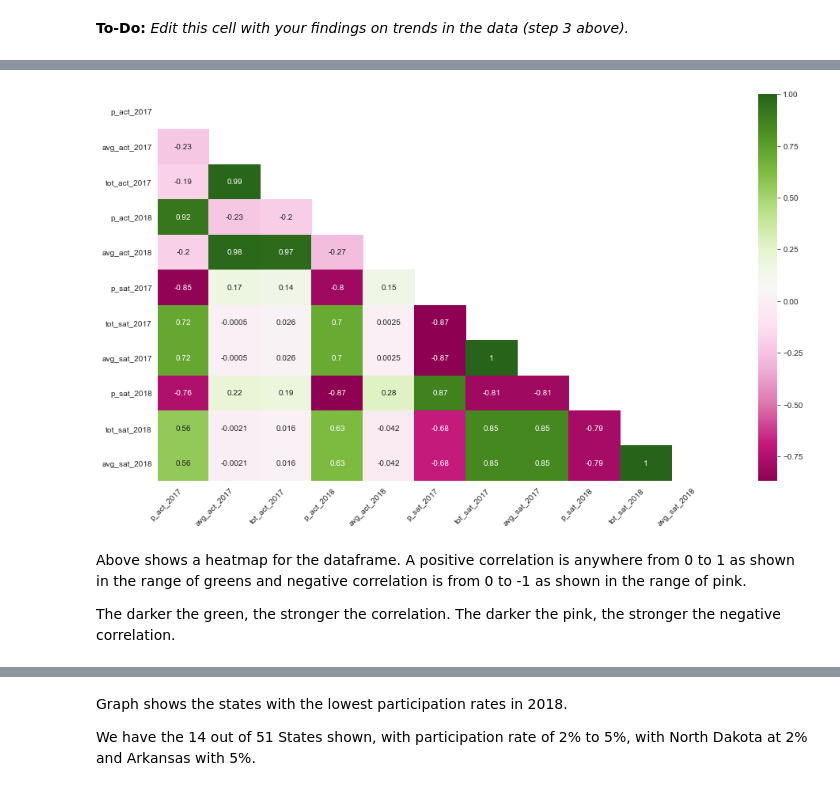
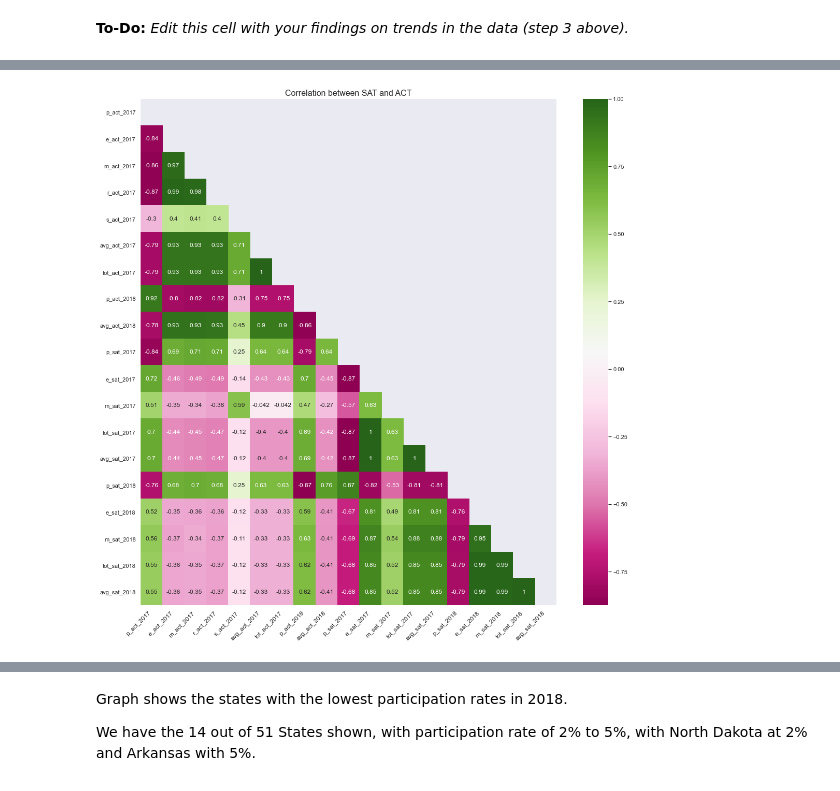
Before and after one commit to Jazreelw/DSI-24-Project, a Jupyter notebook: project_1/code/Jazreel_Woo_Project_1.ipynb, the cells around one changed output, grey strips where cells are left out. Cells and saved outputs as stored; diff of their text form; code cells hidden in the pictures.

```diff
--- a/project_1/code/Jazreel_Woo_Project_1.ipynb
+++ b/project_1/code/Jazreel_Woo_Project_1.ipynb
@@ -265,5 +557,5 @@ act_2017_and_2018.head()
 # %%
-# renaming columns for act participation
+# renaming columns for sat 2017 and 2018
 sat_2017.rename(
     columns={'participation': 'p_sat_2017'}, inplace=True)
 sat_2018.rename(
@@ -272,10 +564,14 @@ sat_2017.rename(
     columns={'total': 'tot_sat_2017'}, inplace=True)
 sat_2018.rename(
     columns={'total': 'tot_sat_2018'}, inplace=True)
+sat_2017.rename(
+    columns={'evidence-based reading and writing': 'e_sat_2017'}, inplace=True)
+sat_2018.rename(
+    columns={'evidence-based reading and writing': 'e_sat_2018'}, inplace=True)
+sat_2017.rename(
+    columns={'math': 'm_sat_2017'}, inplace=True)
+sat_2018.rename(
+    columns={'math': 'm_sat_2018'}, inplace=True)
-# %%
-#drop unused columns for sat_2017
-sat_2017.drop(['evidence-based reading and writing', 'math'], axis=1, inplace=True)
-sat_2018.drop(['evidence-based reading and writing', 'math'], axis=1, inplace=True)
 # %%
 # finding avg for sat_2017
 sat_2017['avg_sat_2017'] = sat_2017['tot_sat_2017']/4
@@ -293,0 +601,4 @@ sat_2017_and_2018.head()
+# %%
+# merging act 2017 and 2018
+act_2017_and_2018 = act_2017.merge(act_2018, on = "state", how = 'right')
+act_2017_and_2018.head(20)
@@ -305,3 +639,0 @@ all_data.head()
-# %%
-# replace Nan with 0
-all_data.replace(np.nan, 0, inplace=True)
@@ -577,23 +979,22 @@ Here are some prompts to get you started with visualizations. Feel free to add a
 # %%
 # Heatmap
-plt.figure(figsize=(16,9))
 
-mask = np.triu(np.ones_like(all_data.corr(), dtype=bool))
+plt.figure(figsize=(18,18))
+
+df = all_data.drop(['comp_act_2017','tot_cal_diff_act_2017', 'tot_cal_diff_sat_2017', 'tot_cal_diff_sat_2018'], axis=1)
+
+mask = np.triu(np.ones_like(df.corr(), dtype=bool))
 cmap = 'PiYG'
-sns.heatmap(all_data.corr(),mask = mask, cmap = cmap, annot=True)
+sns.heatmap(df.corr(),mask = mask, cmap = cmap, annot=True)
 
 #labels for x and y axis
 plt.yticks(rotation=0)
 plt.xticks(
     rotation=45,
     horizontalalignment='right',
     fontweight='light',
     fontsize='medium'
-);
+)
+plt.title('Correlation between SAT and ACT', fontsize=16);
 # %% [output]
-[figure, old version]
+[figure, new version]
-# %% [markdown]
-Above shows a heatmap for the dataframe. A positive correlation is anywhere from 0 to 1 as shown in the range of greens and negative correlation is from 0 to -1 as shown in the range of pink.
-
-The darker the green, the stronger the correlation.
-The darker the pink, the stronger the negative correlation.
```
Also changed, not shown: parts of 98 cells of this notebook, 2 other files.
